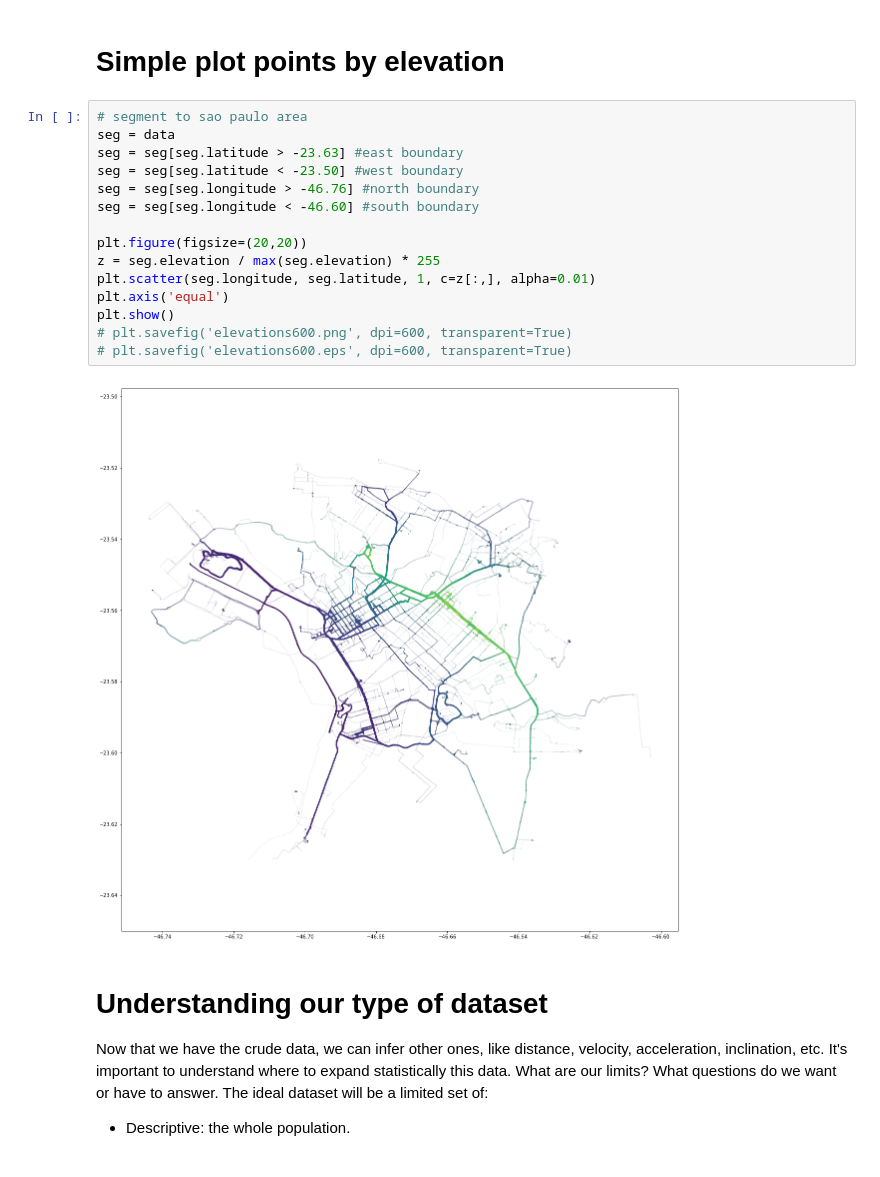
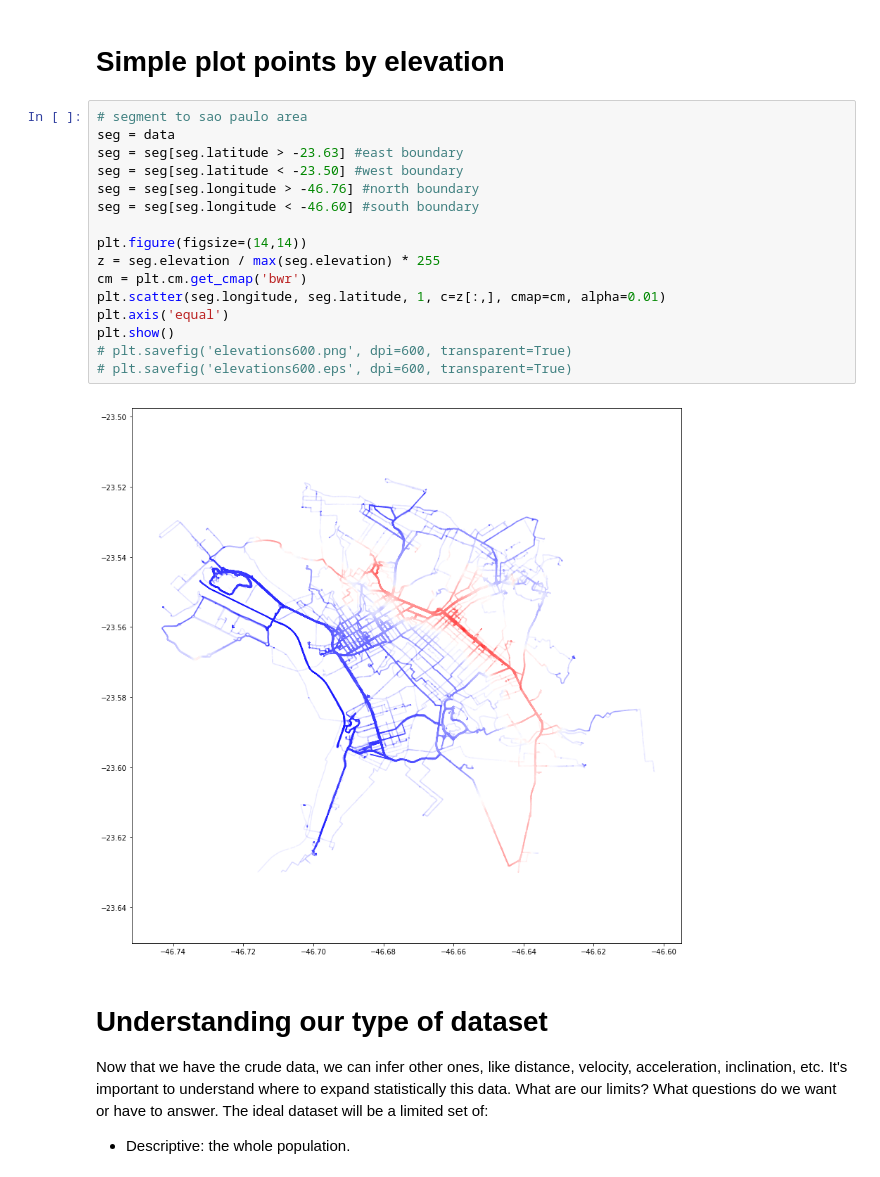
Before and after one commit to sztelzer/Bike-Riding-Analysis, a Jupyter notebook: Bike rides GPS data analysis.ipynb, the cells around one changed output. Drawn from its saved outputs; the diff is of its cells as text.

```diff
--- a/Bike rides GPS data analysis.ipynb
+++ b/Bike rides GPS data analysis.ipynb
@@ -154,20 +141,21 @@ dtype: object
 # %%
 # segment to sao paulo area
 seg = data
 seg = seg[seg.latitude > -23.63] #east boundary
 seg = seg[seg.latitude < -23.50] #west boundary
 seg = seg[seg.longitude > -46.76] #north boundary
 seg = seg[seg.longitude < -46.60] #south boundary
 
-plt.figure(figsize=(20,20))
+plt.figure(figsize=(14,14))
 z = seg.elevation / max(seg.elevation) * 255
-plt.scatter(seg.longitude, seg.latitude, 1, c=z[:,], alpha=0.01)
+cm = plt.cm.get_cmap('bwr')
+plt.scatter(seg.longitude, seg.latitude, 1, c=z[:,], cmap=cm, alpha=0.01)
 plt.axis('equal')
 plt.show()
 # plt.savefig('elevations600.png', dpi=600, transparent=True)
 # plt.savefig('elevations600.eps', dpi=600, transparent=True)
 # %% [output]
-[figure, old version]
+[figure, new version]
 # %% [markdown]
 # Understanding our type of dataset
 Now that we have the crude data, we can infer other ones, like distance, velocity, acceleration, inclination, etc.
```
Also changed, not shown: parts of 8 cells of this notebook.
